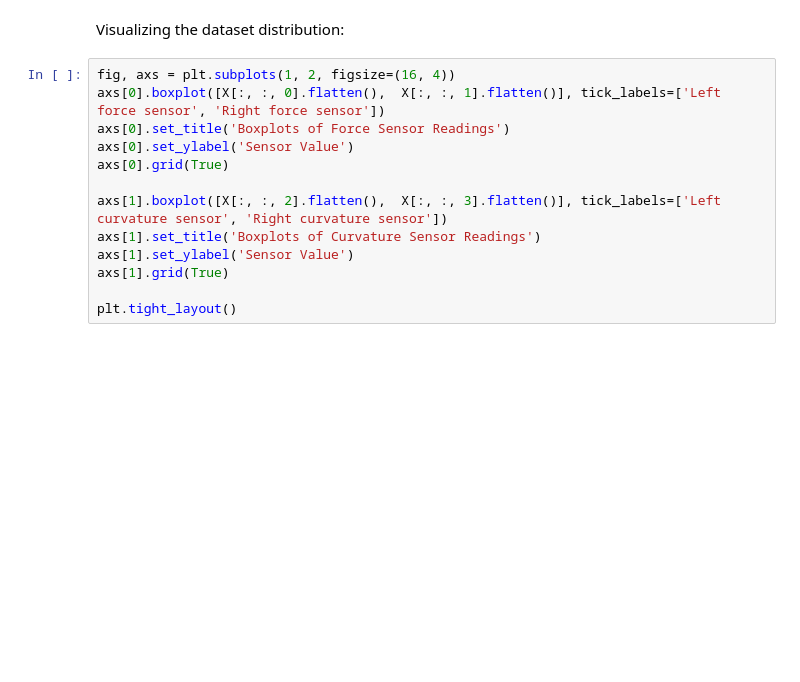
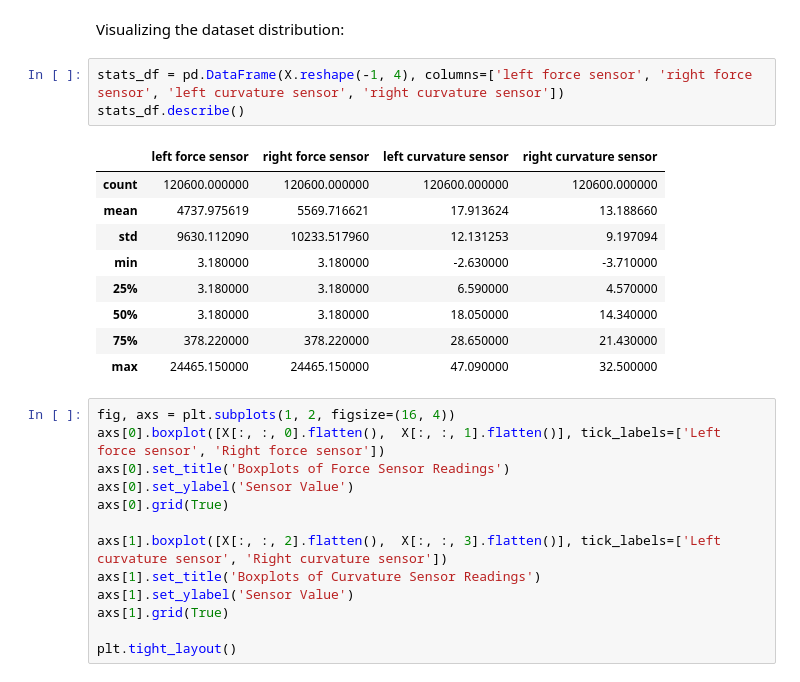
Before and after one commit to iretes/blind-object-recognition-soft-grippers, a Jupyter notebook: preprocessing.ipynb, the cells around one changed output. Cells and saved outputs as stored; diff of their text form; blank space fills up the shorter version.

```diff
--- a/preprocessing.ipynb
+++ b/preprocessing.ipynb
@@ -149,6 +149,19 @@ parallelepiped    40
 Name: count, dtype: int64
 # %% [markdown]
 Visualizing the dataset distribution:
+# %%
+stats_df = pd.DataFrame(X.reshape(-1, 4), columns=['left force sensor', 'right force sensor', 'left curvature sensor', 'right curvature sensor'])
+stats_df.describe()
+# %% [output]
+|  | left force sensor | right force sensor | left curvature sensor | right curvature sensor |
+| count | 120600.000000 | 120600.000000 | 120600.000000 | 120600.000000 |
+| mean | 4737.975619 | 5569.716621 | 17.913624 | 13.188660 |
+| std | 9630.112090 | 10233.517960 | 12.131253 | 9.197094 |
+| min | 3.180000 | 3.180000 | -2.630000 | -3.710000 |
+| 25% | 3.180000 | 3.180000 | 6.590000 | 4.570000 |
+| 50% | 3.180000 | 3.180000 | 18.050000 | 14.340000 |
+| 75% | 378.220000 | 378.220000 | 28.650000 | 21.430000 |
+| max | 24465.150000 | 24465.150000 | 47.090000 | 32.500000 |
 # %%
 fig, axs = plt.subplots(1, 2, figsize=(16, 4))
 axs[0].boxplot([X[:, :, 0].flatten(),  X[:, :, 1].flatten()], tick_labels=['Left force sensor', 'Right force sensor'])
```
Also changed, not shown: 5 other files.
